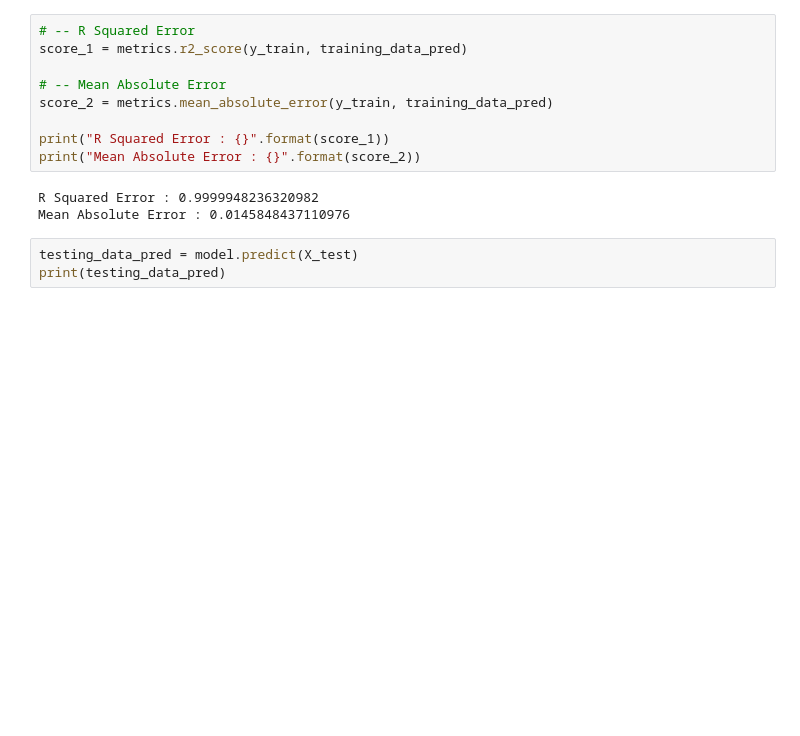
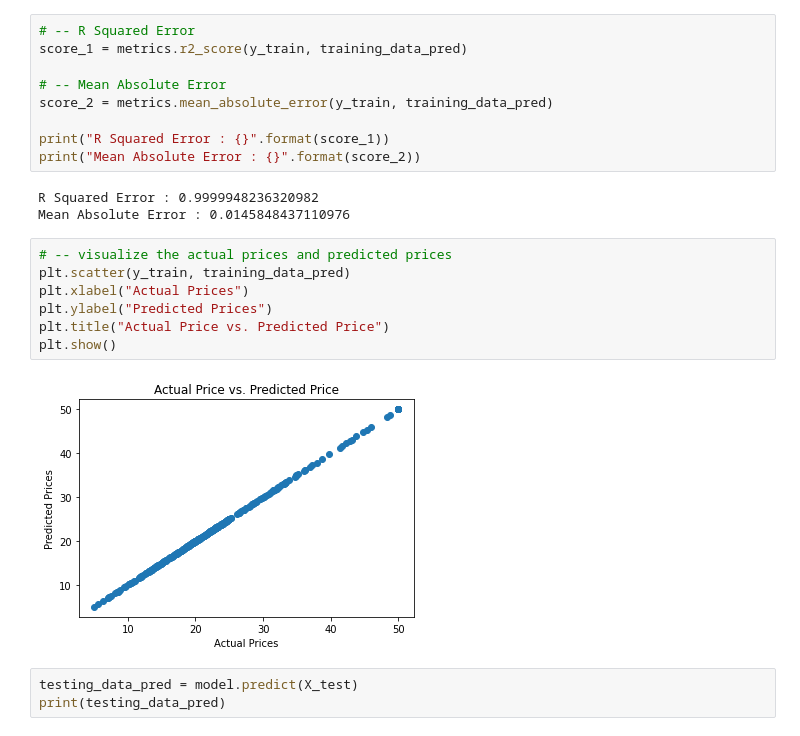
Before and after one commit to ahorisaac/ml-house-price-pred, a Jupyter notebook: house-pred.ipynb, the cells around one changed output. Saved outputs shown, nothing was run; the diff lists cells and outputs as text; blank space fills up the shorter version.

Commit message:
Visualize the actual prices vs. the predicted prices.

```diff
--- a/house-pred.ipynb
+++ b/house-pred.ipynb
@@ -225,6 +225,15 @@ print("Mean Absolute Error : {}".format(score_2))
 # %% [output]
 R Squared Error : 0.9999948236320982
 Mean Absolute Error : 0.0145848437110976
+# %%
+# -- visualize the actual prices and predicted prices
+plt.scatter(y_train, training_data_pred)
+plt.xlabel("Actual Prices")
+plt.ylabel("Predicted Prices")
+plt.title("Actual Price vs. Predicted Price")
+plt.show()
+# %% [output]
+[figure, added]
 # %%
 testing_data_pred = model.predict(X_test)
 print(testing_data_pred)
```
